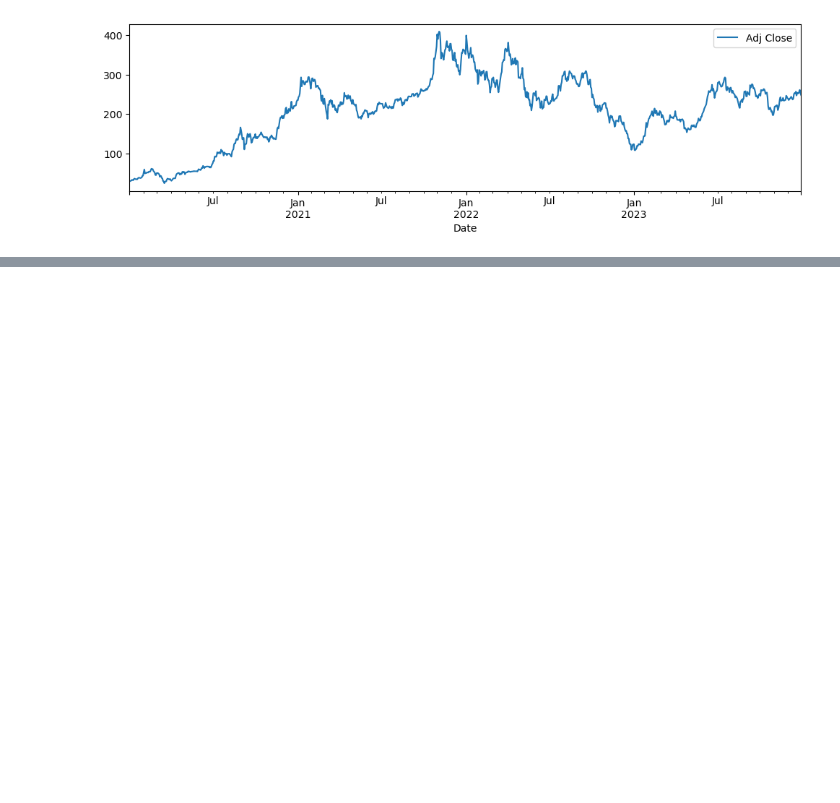
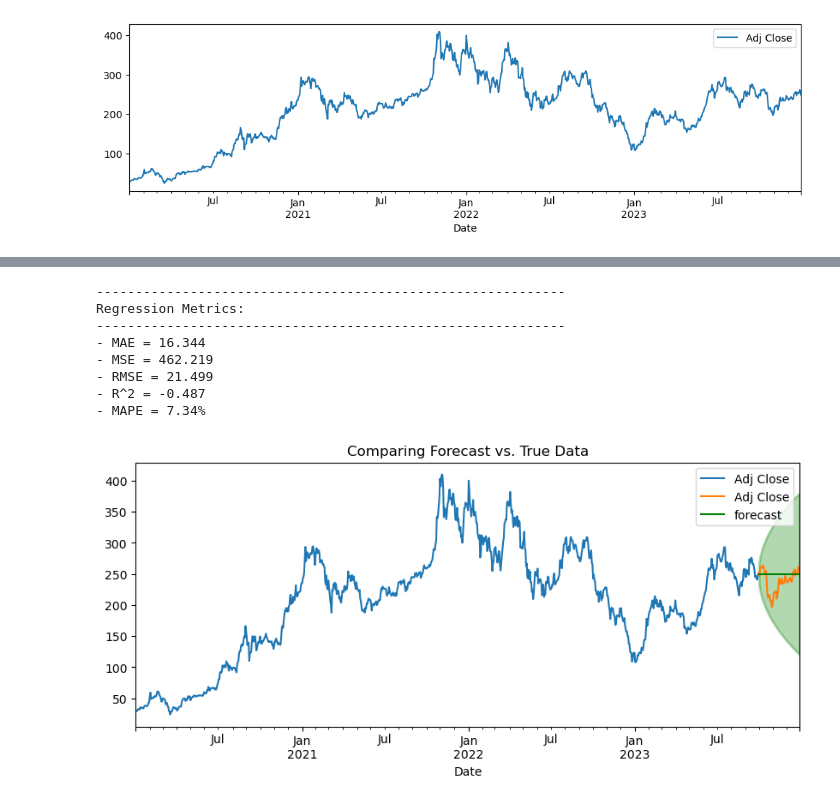
Before and after one commit to donmarcolaureano/tesla_ticker, a Jupyter notebook: tesla_notebook.ipynb, the cells around one changed output, grey strips where cells are left out. Cells and saved outputs as stored; diff of their text form; code cells hidden in the pictures; blank space fills up the shorter version.

```diff
--- a/tesla_notebook.ipynb
+++ b/tesla_notebook.ipynb
@@ -326,0 +354,22 @@ tesla_adj_close.plot();
+# %%
+p = 0
+d = 1
+q = 1
+arima_model = tsa.ARIMA(train, order=(p, d, q)).fit()
+# %%
+# summary of forecast
+forecast = arima_model.get_forecast(len(test)).summary_frame()
+# plot forecast
+plot_forecast(train, test, forecast)
+# get metrics
+regression_metrics_ts(test, forecast['mean'])
+# %% [output]
+------------------------------------------------------------
+Regression Metrics:
+------------------------------------------------------------
+- MAE = 16.344
+- MSE = 462.219
+- RMSE = 21.499
+- R^2 = -0.487
+- MAPE = 7.34%
+[figure, added]
```
Also changed, not shown: parts of 14 cells of this notebook.
